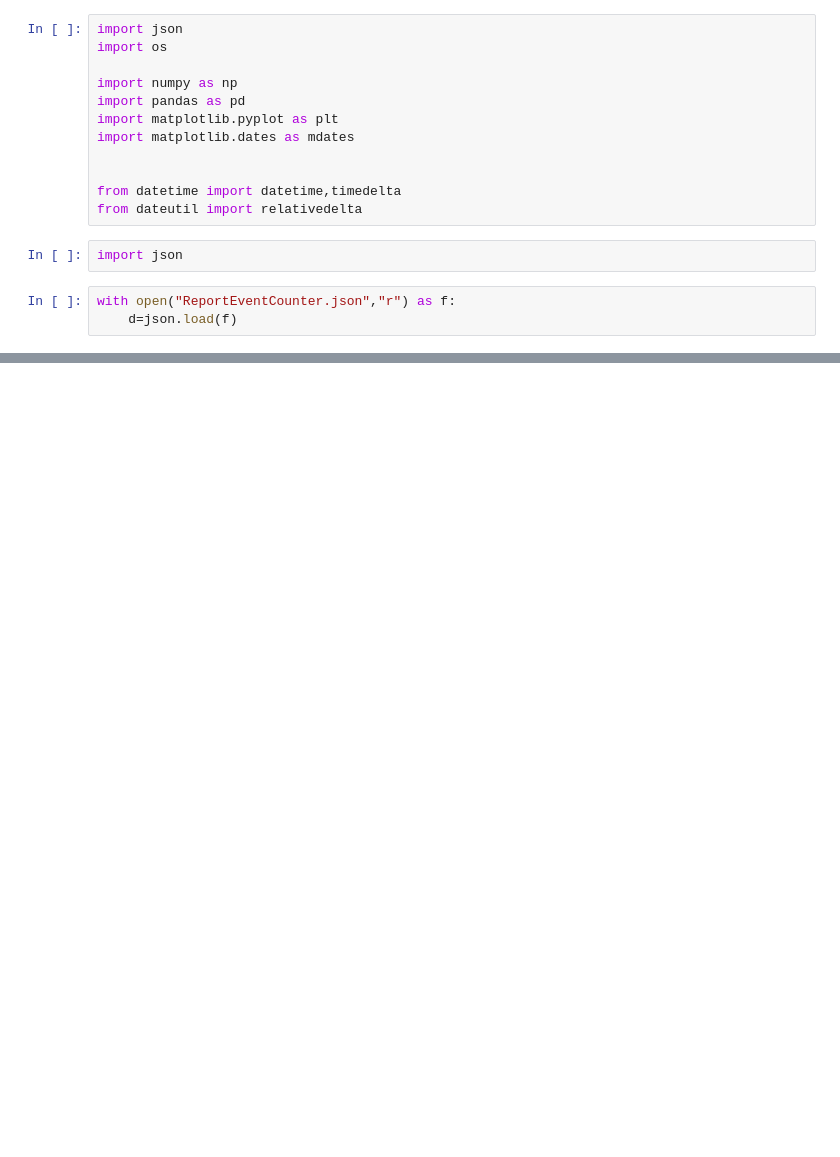
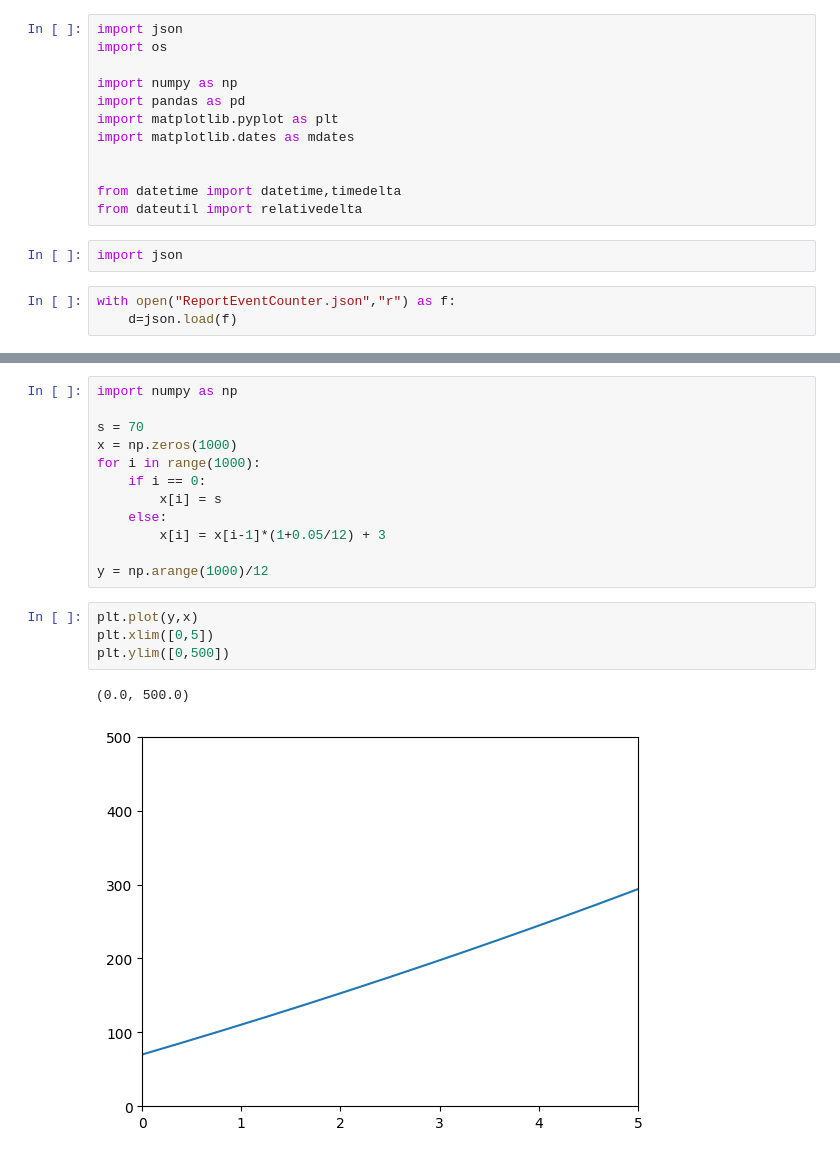
Before and after one commit to YeChen-IDM/emod-genepi-archetypes, a Jupyter notebook: _preliminary/230725 - simplify magude/test_plotting_inc.ipynb, the cells around one changed output, grey strips where cells are left out. Drawn from its saved outputs; the diff is of its cells as text; blank space fills up the shorter version.

```diff
--- a/_preliminary/230725 - simplify magude/test_plotting_inc.ipynb
+++ b/_preliminary/230725 - simplify magude/test_plotting_inc.ipynb
@@ -38,0 +77,19 @@ inc_sim = {"cases": d['Channels']['Received_Treatment']['Data'],
+# %%
+import numpy as np
+
+s = 70
+x = np.zeros(1000)
+for i in range(1000):
+    if i == 0:
+        x[i] = s
+    else:
+        x[i] = x[i-1]*(1+0.05/12) + 3
+
+y = np.arange(1000)/12
+# %%
+plt.plot(y,x)
+plt.xlim([0,5])
+plt.ylim([0,500])
+# %% [output]
+(0.0, 500.0)
+[figure, added]
```
Also changed, not shown: parts of 9 cells of this notebook, 4 other files.
